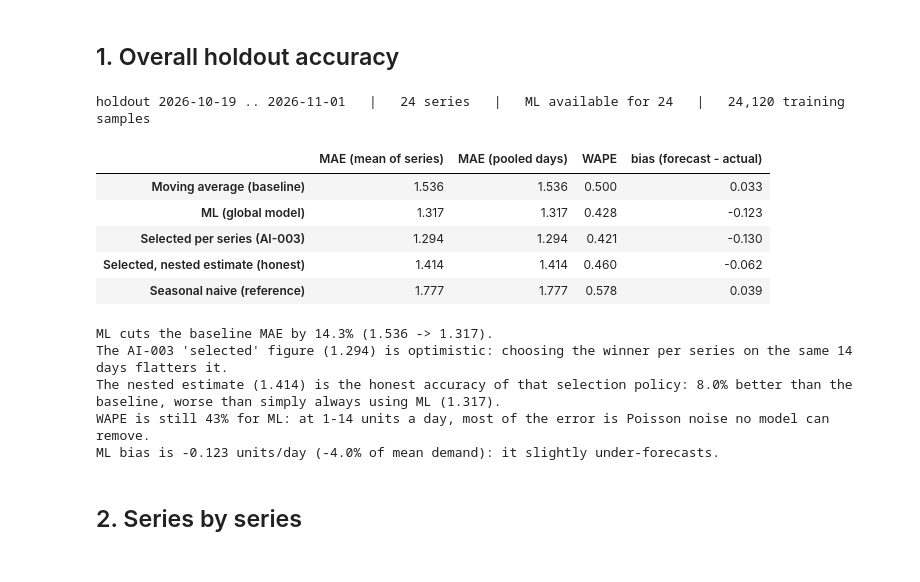
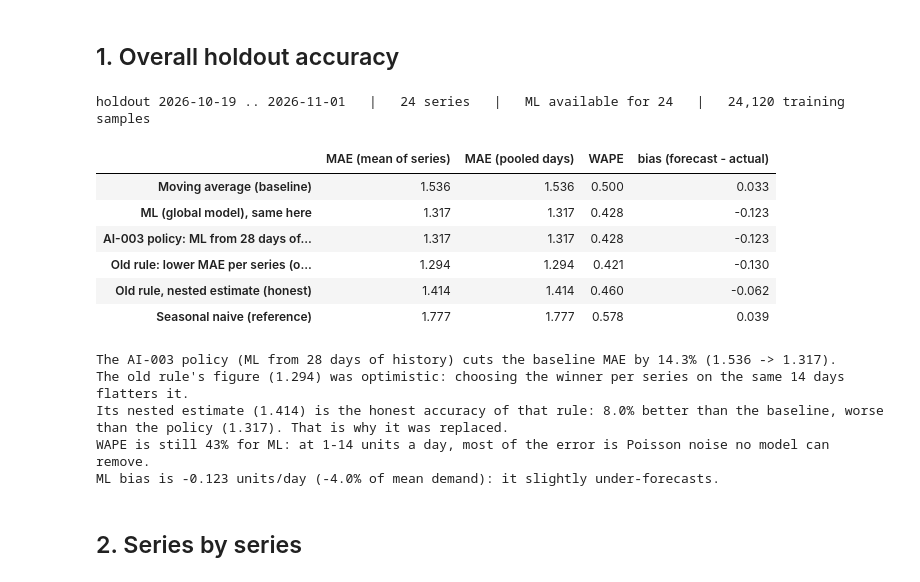
Before and after one commit to isfak1537/toyota-ai-erp, a Jupyter notebook: ai-service/notebooks/01_forecast_eval.ipynb, the cells around one changed output. Cells and saved outputs as stored; diff of their text form; code cells hidden in the pictures.

```diff
--- a/ai-service/notebooks/01_forecast_eval.ipynb
+++ b/ai-service/notebooks/01_forecast_eval.ipynb
@@ -54,33 +56,35 @@ average daily demand per series: 2.9 units (range 0.3 - 12.0)
 ## 1. Overall holdout accuracy
 # %%
 result = evaluate_forecasting(series)
-names = {"baseline": "Moving average (baseline)", "ml": "ML (global model)", "selected": "Selected per series (AI-003)",
-         "nested_selected": "Selected, nested estimate (honest)", "seasonal_naive": "Seasonal naive (reference)"}
+names = {"baseline": "Moving average (baseline)", "policy": "AI-003 policy: ML from 28 days of history",
+         "ml": "ML (global model), same here", "per_series_selection": "Old rule: lower MAE per series (optimistic)",
+         "per_series_selection_nested": "Old rule, nested estimate (honest)", "seasonal_naive": "Seasonal naive (reference)"}
 overall = pd.DataFrame({names[k]: s.as_dict() for k, s in result.summaries.items()}).T
 overall = overall.rename(columns={"macro_mae": "MAE (mean of series)", "micro_mae": "MAE (pooled days)", "wape": "WAPE", "bias": "bias (forecast - actual)"}).drop(columns="series")
 print(f"holdout {result.holdout_start.date()} .. {result.holdout_end.date()}   |   {len(result.per_series)} series   |   ML available for {result.ml_series}   |   {result.model_samples:,} training samples")
 overall.round(3)
 # %% [output]
 holdout 2026-10-19 .. 2026-11-01   |   24 series   |   ML available for 24   |   24,120 training samples
 |  | MAE (mean of series) | MAE (pooled days) | WAPE | bias (forecast - actual) |
 | Moving average (baseline) | 1.536 | 1.536 | 0.500 | 0.033 |
-| ML (global model) | 1.317 | 1.317 | 0.428 | -0.123 |
-| Selected per series (AI-003) | 1.294 | 1.294 | 0.421 | -0.130 |
-| Selected, nested estimate (honest) | 1.414 | 1.414 | 0.460 | -0.062 |
+| ML (global model), same here | 1.317 | 1.317 | 0.428 | -0.123 |
+| AI-003 policy: ML from 28 days of... | 1.317 | 1.317 | 0.428 | -0.123 |
+| Old rule: lower MAE per series (o... | 1.294 | 1.294 | 0.421 | -0.130 |
+| Old rule, nested estimate (honest) | 1.414 | 1.414 | 0.460 | -0.062 |
 | Seasonal naive (reference) | 1.777 | 1.777 | 0.578 | 0.039 |
 # %%
 s = result.summaries
-b, m, sel, nested = s["baseline"].macro_mae, s["ml"].macro_mae, s["selected"].macro_mae, s["nested_selected"].macro_mae
-print(f"ML cuts the baseline MAE by {100 * (1 - m / b):.1f}% ({b:.3f} -> {m:.3f}).")
-print(f"The AI-003 'selected' figure ({sel:.3f}) is optimistic: choosing the winner per series on the same 14 days flatters it.")
-print(f"The nested estimate ({nested:.3f}) is the honest accuracy of that selection policy: {100 * (1 - nested / b):.1f}% better than the baseline, "
-      f"{'worse' if nested > m else 'better'} than simply always using ML ({m:.3f}).")
+b, m, sel, nested = s["baseline"].macro_mae, s["policy"].macro_mae, s["per_series_selection"].macro_mae, s["per_series_selection_nested"].macro_mae
+print(f"The AI-003 policy (ML from 28 days of history) cuts the baseline MAE by {100 * (1 - m / b):.1f}% ({b:.3f} -> {m:.3f}).")
+print(f"The old rule's figure ({sel:.3f}) was optimistic: choosing the winner per series on the same 14 days flatters it.")
+print(f"Its nested estimate ({nested:.3f}) is the honest accuracy of that rule: {100 * (1 - nested / b):.1f}% better than the baseline, "
+      f"{'worse' if nested > m else 'better'} than the policy ({m:.3f}). That is why it was replaced.")
 print(f"WAPE is still {100 * s['ml'].wape:.0f}% for ML: at 1-14 units a day, most of the error is Poisson noise no model can remove.")
 print(f"ML bias is {s['ml'].bias:+.3f} units/day ({100 * s['ml'].bias / np.mean([e.actual.mean() for e in result.per_series.values()]):+.1f}% of mean demand): it slightly under-forecasts.")
 # %% [output]
-ML cuts the baseline MAE by 14.3% (1.536 -> 1.317).
-The AI-003 'selected' figure (1.294) is optimistic: choosing the winner per series on the same 14 days flatters it.
-The nested estimate (1.414) is the honest accuracy of that selection policy: 8.0% better than the baseline, worse than simply always using ML (1.317).
+The AI-003 policy (ML from 28 days of history) cuts the baseline MAE by 14.3% (1.536 -> 1.317).
+The old rule's figure (1.294) was optimistic: choosing the winner per series on the same 14 days flatters it.
+Its nested estimate (1.414) is the honest accuracy of that rule: 8.0% better than the baseline, worse than the policy (1.317). That is why it was replaced.
 WAPE is still 43% for ML: at 1-14 units a day, most of the error is Poisson noise no model can remove.
 ML bias is -0.123 units/day (-4.0% of mean demand): it slightly under-forecasts.
 # %% [markdown]
```
Also changed, not shown: parts of 8 cells of this notebook, 11 other files.
